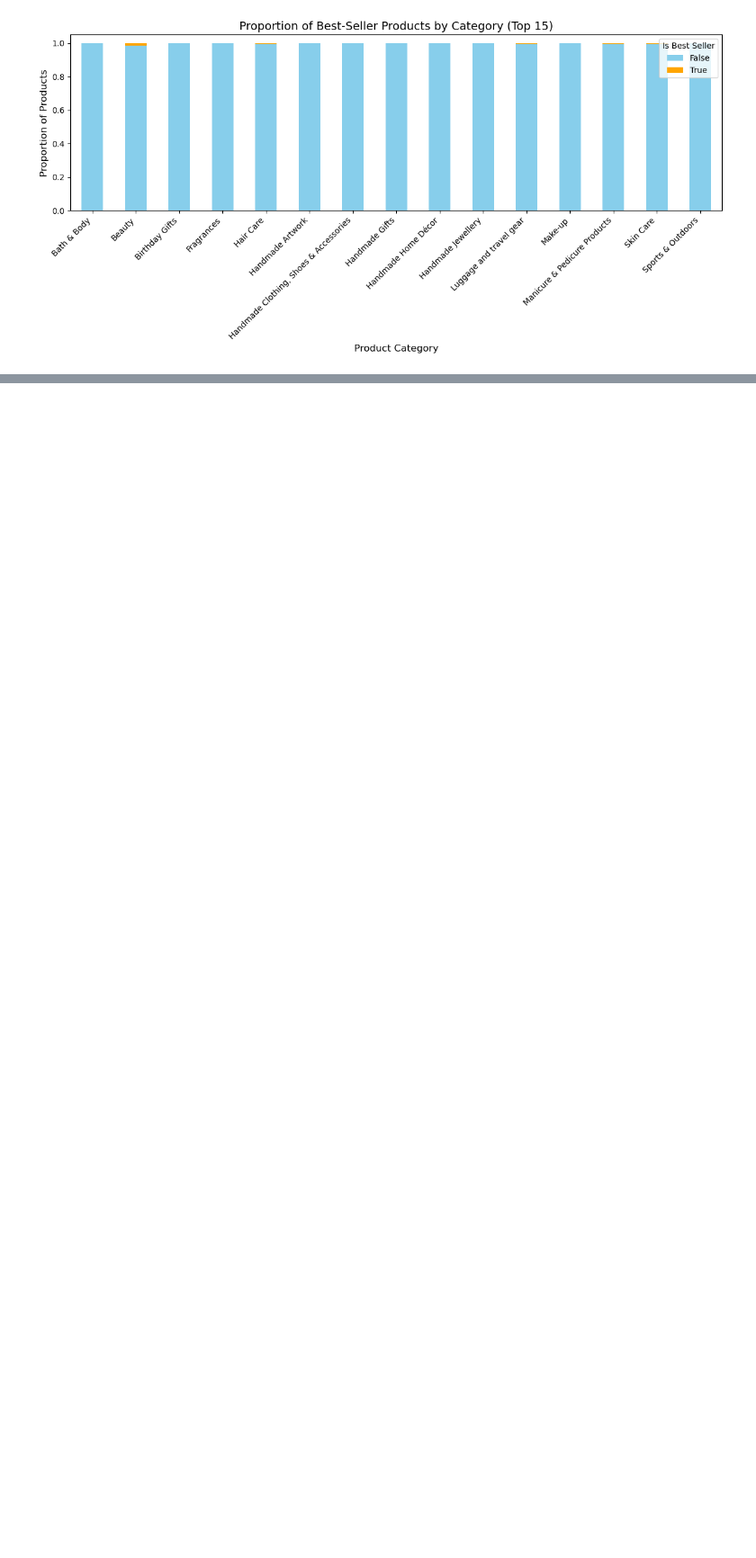
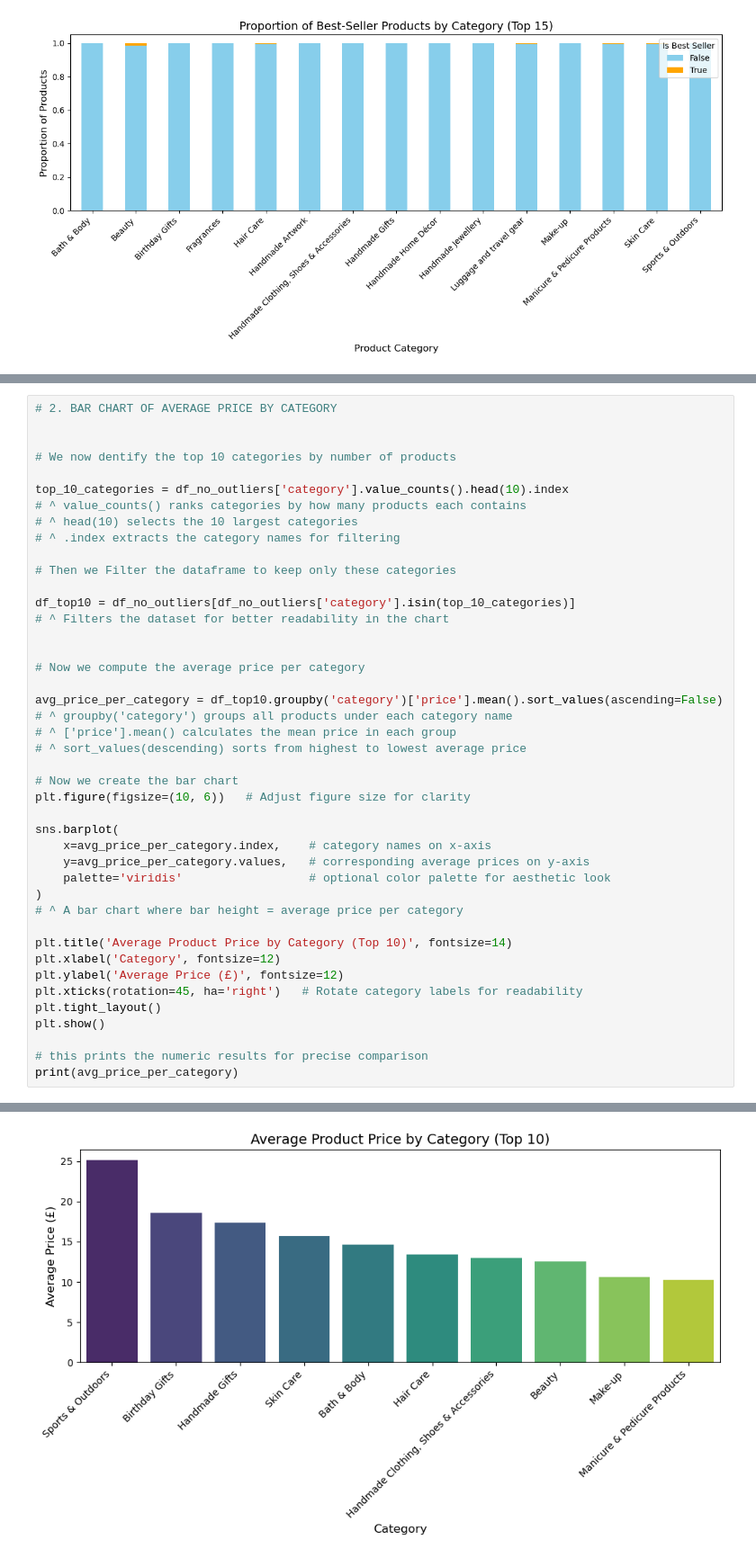
Before and after one commit to MrBrosman/lab-eda-bivariate, a Jupyter notebook: my_code.ipynb, the cells around one changed output, grey strips where cells are left out. Shown at 90% size. Saved outputs shown, nothing was run; the diff lists cells and outputs as text; blank space fills up the shorter version.

```diff
--- a/my_code.ipynb
+++ b/my_code.ipynb
@@ -205,0 +345,44 @@ plt.show()
+# %%
+# 2. BAR CHART OF AVERAGE PRICE BY CATEGORY
+
+
+# We now dentify the top 10 categories by number of products
+
+top_10_categories = df_no_outliers['category'].value_counts().head(10).index
+# ^ value_counts() ranks categories by how many products each contains
+# ^ head(10) selects the 10 largest categories
+# ^ .index extracts the category names for filtering
+
+# Then we Filter the dataframe to keep only these categories
+
+df_top10 = df_no_outliers[df_no_outliers['category'].isin(top_10_categories)]
+# ^ Filters the dataset for better readability in the chart
+
+
+# Now we compute the average price per category
+
+avg_price_per_category = df_top10.groupby('category')['price'].mean().sort_values(ascending=False)
+# ^ groupby('category') groups all products under each category name
+# ^ ['price'].mean() calculates the mean price in each group
+# ^ sort_values(descending) sorts from highest to lowest average price
+
+# Now we create the bar chart
+plt.figure(figsize=(10, 6))   # Adjust figure size for clarity
+
+sns.barplot(
+    x=avg_price_per_category.index,    # category names on x-axis
+    y=avg_price_per_category.values,   # corresponding average prices on y-axis
+    palette='viridis'                  # optional color palette for aesthetic look
+)
+# ^ A bar chart where bar height = average price per category
+
+plt.title('Average Product Price by Category (Top 10)', fontsize=14)
+plt.xlabel('Category', fontsize=12)
+plt.ylabel('Average Price (£)', fontsize=12)
+plt.xticks(rotation=45, ha='right')   # Rotate category labels for readability
+plt.tight_layout()
+plt.show()
+
+# this prints the numeric results for precise comparison
+print(avg_price_per_category)
+# %% [output]
@@ -205,0 +392 @@ plt.show()
+[figure, added]
```
Also changed, not shown: parts of 16 cells of this notebook.
